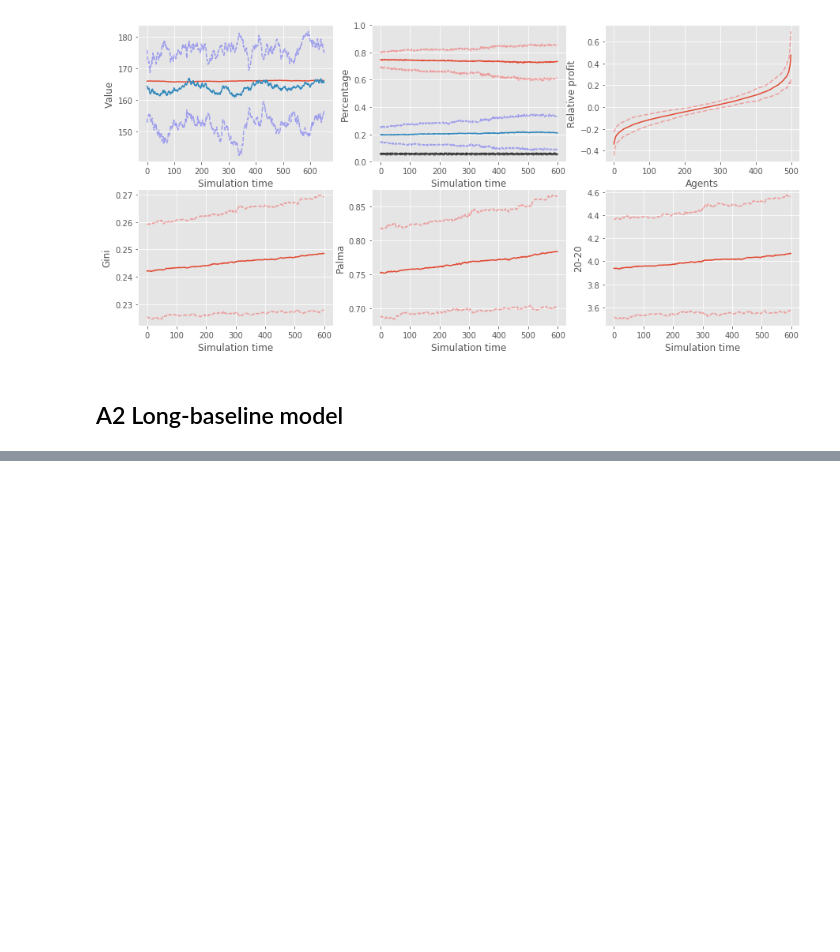
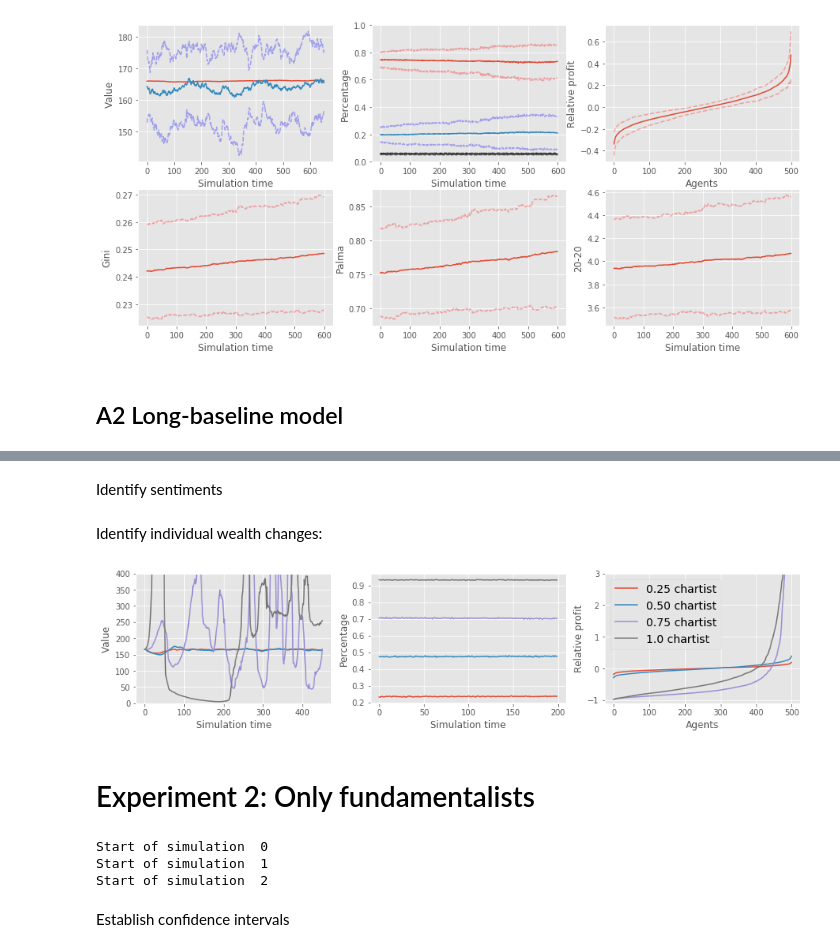
Before and after one commit to joerischasfoort/bubble-inequality, a Jupyter notebook: Appendix_model_dynamics.ipynb, the cells around one changed output, grey strips where cells are left out. Cells and saved outputs as stored; diff of their text form; code cells hidden in the pictures; blank space fills up the shorter version.

```diff
--- a/Appendix_model_dynamics.ipynb
+++ b/Appendix_model_dynamics.ipynb
@@ -352,0 +646,5 @@ Find median price series
+# %%
+full_share_chartists = []
+for exp in range(experiments):
+    for seed in range(NRUNS):
+        full_share_chartists.append(share_chartists[exp])
@@ -352,0 +668,17 @@ Find median price series
+# %%
+all_lower_c_price = []
+all_upper_c_price = []
+
+for exp in range(experiments):
+    lower_c_price = []
+    upper_c_price = []
+    for row in range(len(all_mc_prices[exp])):
+        price_range = mc_prices.iloc[row]
+        lower, upper = confidence_interval(price_range, np.mean(price_range))
+        lower_c_price.append(lower)
+        upper_c_price.append(upper)
+
+    all_lower_c_price.append(lower_c_price)
+    all_upper_c_price.append(upper_c_price)
+# %% [markdown]
+Identify sentiments
@@ -352,0 +745,2 @@ Find median price series
+# %% [markdown]
+Identify individual wealth changes:
@@ -352,0 +777,41 @@ Find median price series
+# %%
+fig, (ax1, ax2, ax3) = plt.subplots(1, 3, figsize=(15,3))
+
+ax1.plot(all_mc_prices[0].index, all_mc_prices[0].mean(axis=1), label='Market0')
+ax1.plot(all_mc_prices[1].index, all_mc_prices[1].mean(axis=1), label='Market1')
+ax1.plot(all_mc_prices[2].index, all_mc_prices[2].mean(axis=1), label='Market2')
+ax1.plot(all_mc_prices[3].index, all_mc_prices[3].mean(axis=1), label='Market3')
+ax1.set_ylim(0, 400)
+#ax1.plot(mc_prices.index, lower_c_price, 'b--', alpha=0.3)
+#ax1.plot(mc_prices.index, upper_c_price, 'b--', alpha=0.3)
+
+ax1.set_ylabel('Value', fontsize='12')
+
+
+#ax2.plot(range(len(av_fundamentalist_sentiment[burn_in_period:])), av_fundamentalist_sentiment[burn_in_period:], label='fundamentalist ')
+ax2.set_ylabel('Percentage', fontsize='12')
+
+ax2.plot(range(len(all_av_trend_sentiment[0][burn_in_period:])), all_av_trend_sentiment[0][burn_in_period:], label='chartist ')
+ax2.plot(range(len(all_av_trend_sentiment[1][burn_in_period:])), all_av_trend_sentiment[1][burn_in_period:], label='chartist ')
+ax2.plot(range(len(all_av_trend_sentiment[2][burn_in_period:])), all_av_trend_sentiment[2][burn_in_period:], label='chartist ')
+ax2.plot(range(len(all_av_trend_sentiment[3][burn_in_period:])), all_av_trend_sentiment[3][burn_in_period:], label='chartist ')
+
+ax3.plot(range(len(all_av_ordered_profits[0])), all_av_ordered_profits[0], label='0.25 chartist')
+ax3.plot(range(len(all_av_ordered_profits[0])), all_av_ordered_profits[1], label='0.50 chartist')
+ax3.plot(range(len(all_av_ordered_profits[0])), all_av_ordered_profits[2], label='0.75 chartist')
+ax3.plot(range(len(all_av_ordered_profits[0])), all_av_ordered_profits[3], label='1.0 chartist')
+ax3.legend(loc='best', fontsize='14')
+
+ax3.set_ylabel('Relative profit', fontsize='12')
+ax3.set_ylim(-1.1, 3)
+
+for ax in (ax1, ax2):
+    ax.set_xlabel('Simulation time', fontsize='12')
+
+ax3.set_xlabel('Agents', fontsize='12')
+
+fig.savefig('experiment1_dynamics.png', dpi=200, bbox_inches = 'tight', pad_inches = 0)
+# %% [output]
+[figure, added]
+# %% [markdown]
+# Experiment 2: Only fundamentalists
@@ -352,0 +824,12 @@ Find median price series
+# %%
+trdrs_f = []
+orbs_f = []
+for seed in range(NRUNS):
+    traders, orderbook = init_objects_distr(params, seed)
+    traders, orderbook = pb_distr_model(traders, orderbook, params, seed)
+    trdrs_f.append(traders)
+    orbs_f.append(orderbook)
+# %% [output]
+Start of simulation  0
+Start of simulation  1
+Start of simulation  2
@@ -352,0 +838,2 @@ Find median price series
+# %% [markdown]
+Establish confidence intervals
```
Also changed, not shown: parts of 37 cells of this notebook.
